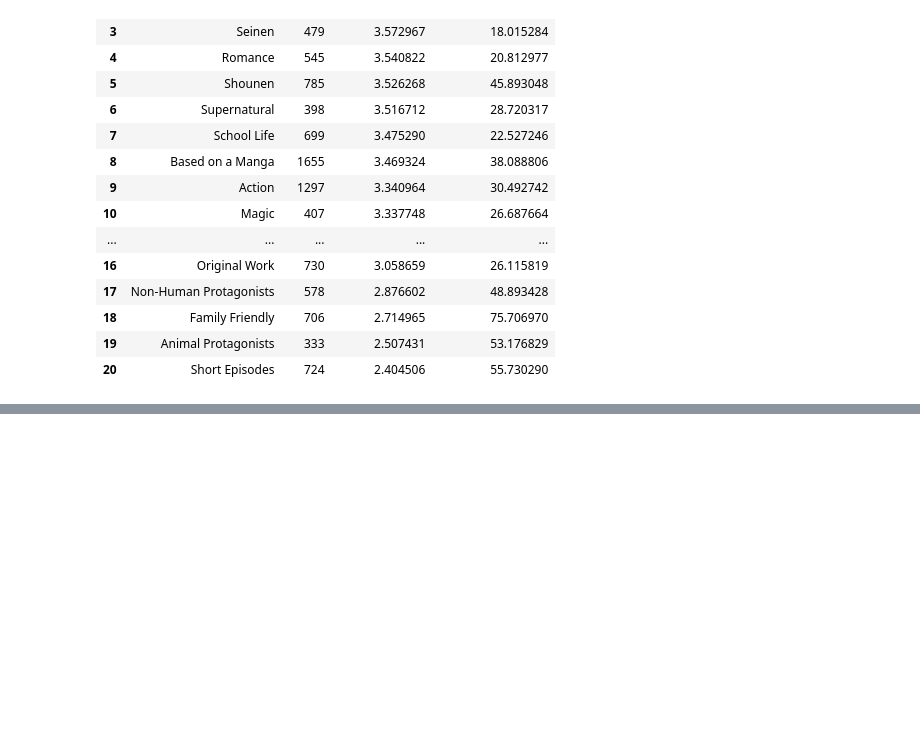
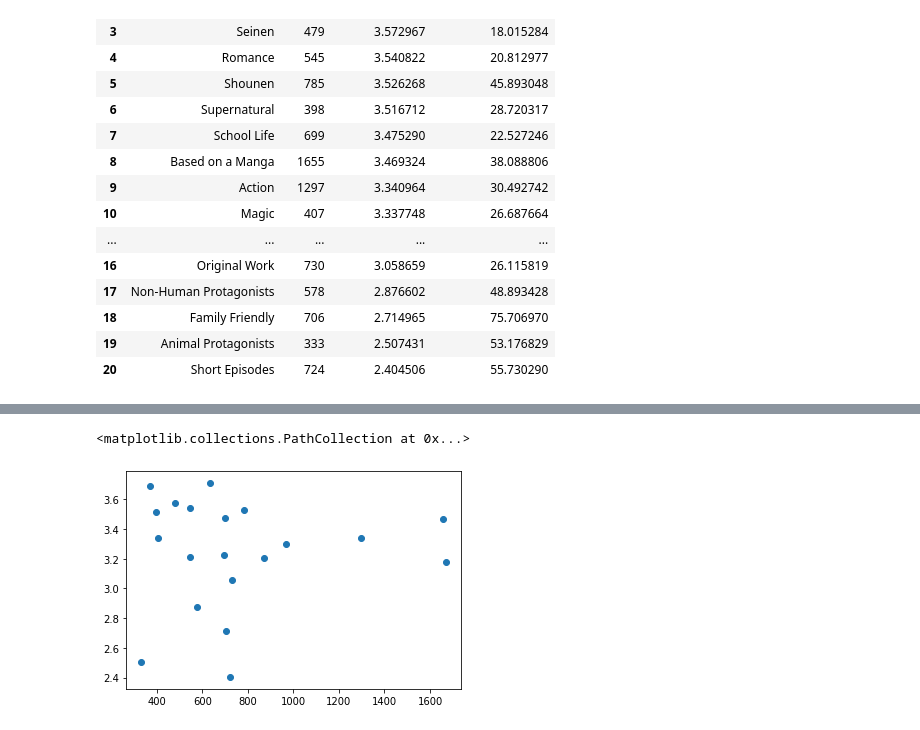
Before and after one commit to carmelamonis/anime-challenge, a Jupyter notebook: myanimelist.ipynb, the cells around one changed output, grey strips where cells are left out. Drawn from its saved outputs; the diff is of its cells as text; code cells hidden in the pictures; blank space fills up the shorter version.

```diff
--- a/myanimelist.ipynb
+++ b/myanimelist.ipynb
@@ -333,0 +337,5 @@ top20
+# %%
+plt.scatter(top20['Count'], top20['Average_Score'])
+# %% [output]
+<matplotlib.collections.PathCollection at 0x...>
+[figure, added]
```
Also changed, not shown: parts of 3 cells of this notebook.
